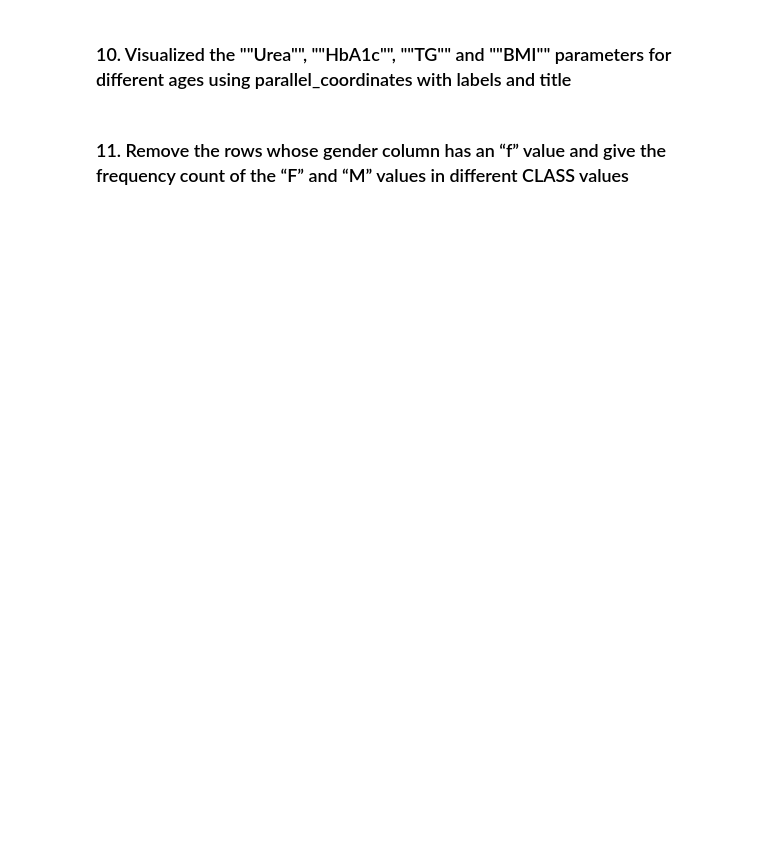
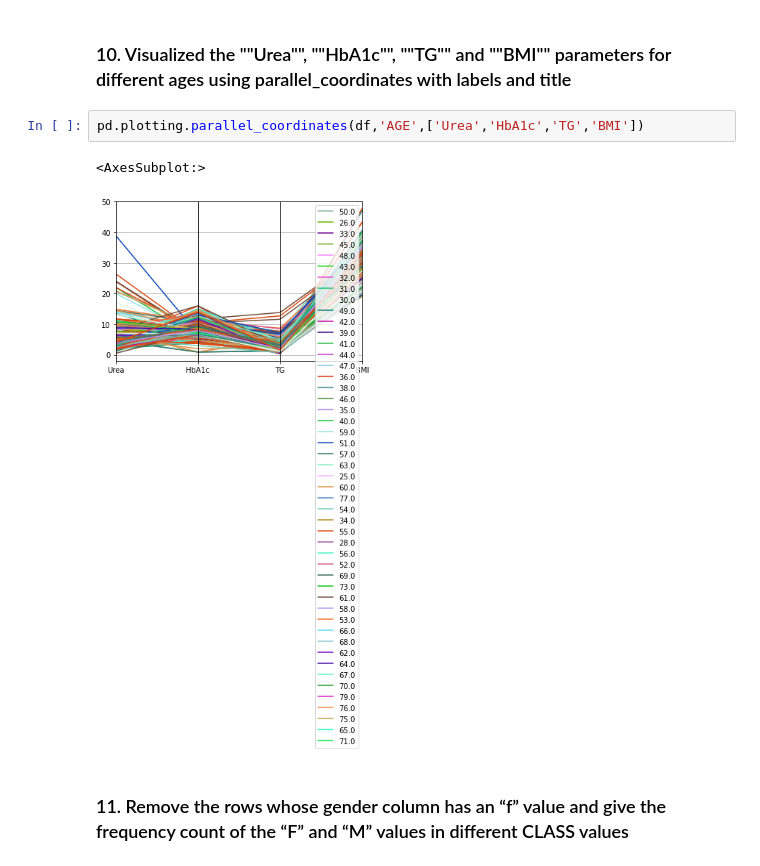
Before and after one commit to prathamshah19102006/python-classwork, a Jupyter notebook: unit_2_classwork (2).ipynb, the cells around one changed output. Saved outputs shown, nothing was run; the diff lists cells and outputs as text; blank space fills up the shorter version.

```diff
--- a/unit_2_classwork (2).ipynb
+++ b/unit_2_classwork (2).ipynb
@@ -556,4 +645,9 @@ df.describe(include='object')
 # %% [markdown]
 ### 10.	Visualized the ""Urea"", ""HbA1c"", ""TG"" and ""BMI"" parameters for different ages using parallel_coordinates with labels and title
+# %%
+pd.plotting.parallel_coordinates(df,'AGE',['Urea','HbA1c','TG','BMI'])
+# %% [output]
+<AxesSubplot:>
+[figure, added]
 # %% [markdown]
 ### 11.	Remove the rows whose gender column has an “f” value and give the frequency count of the “F” and “M” values in different CLASS values
```
Also changed, not shown: parts of 19 cells of this notebook, 2 other files.
